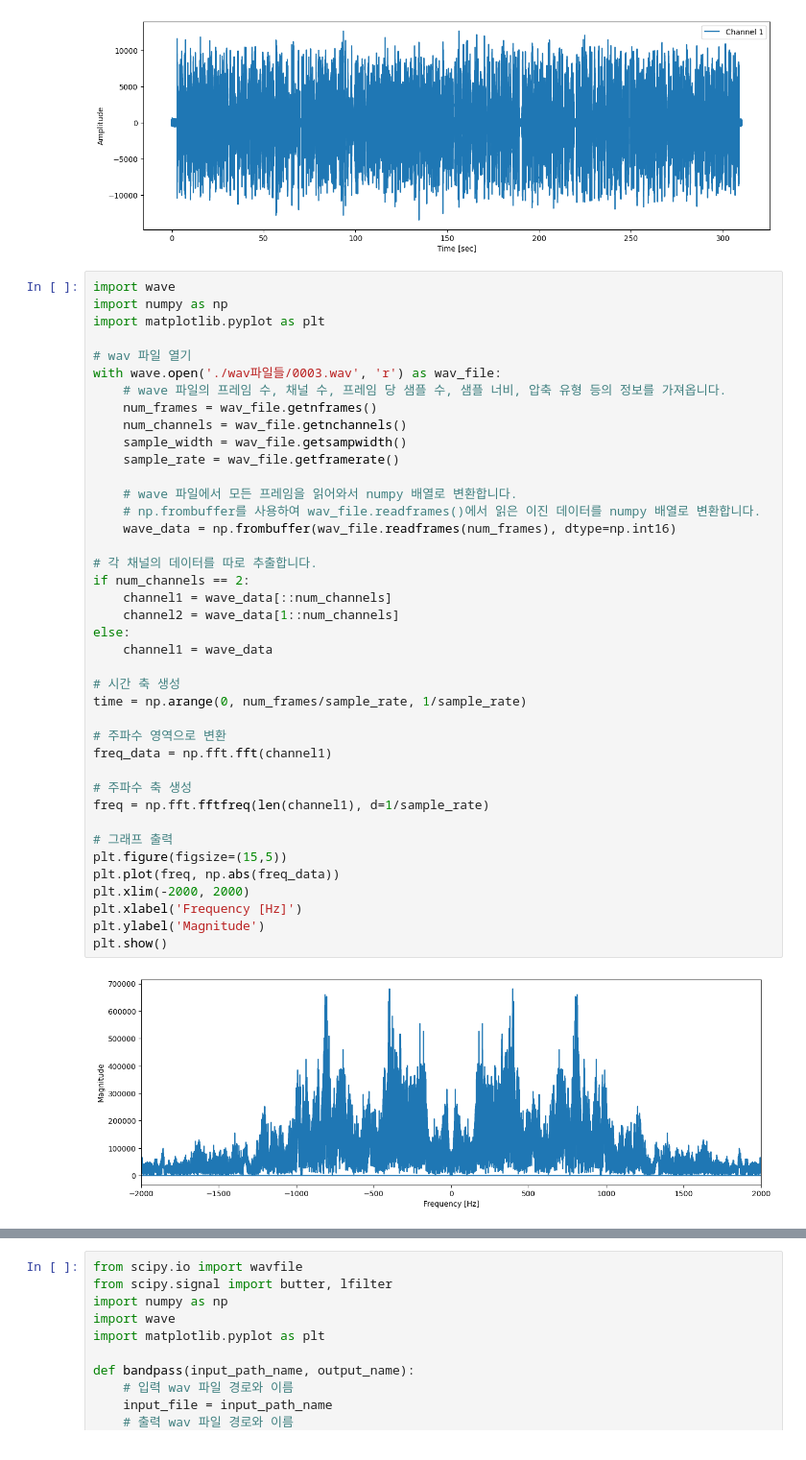
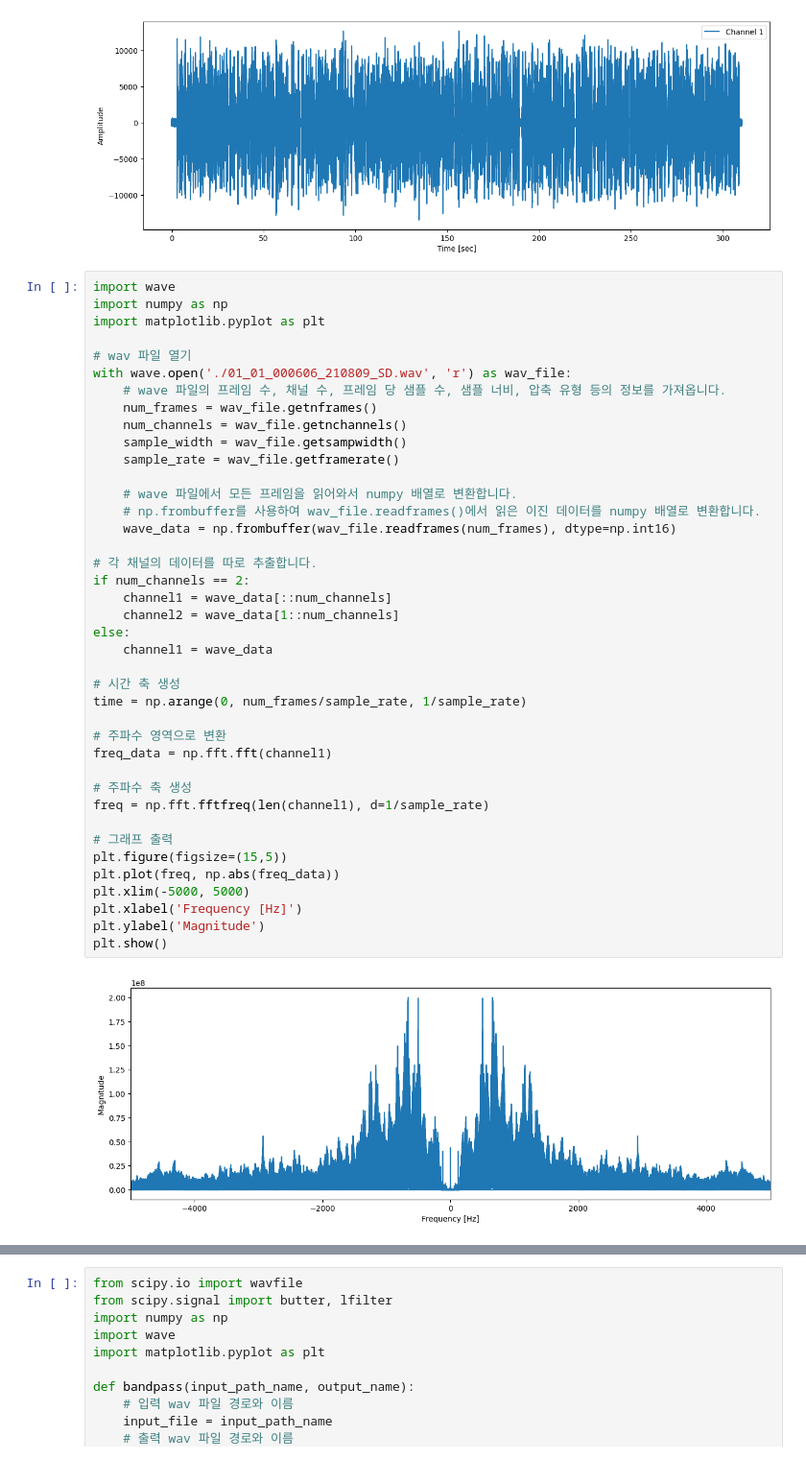
Before and after one commit to awdfaf/digital_academy_pre_proj, a Jupyter notebook: ojun/noise/Bandpass_Filter.ipynb, the cells around one changed output, grey strips where cells are left out. Shown: that part at 96% size. Saved outputs shown, nothing was run; the diff lists cells and outputs as text.

```diff
--- a/ojun/noise/Bandpass_Filter.ipynb
+++ b/ojun/noise/Bandpass_Filter.ipynb
@@ -121,42 +120,42 @@ import numpy as np
 import matplotlib.pyplot as plt
 
 # wav 파일 열기
-with wave.open('./wav파일들/0003.wav', 'r') as wav_file:
+with wave.open('./01_01_000606_210809_SD.wav', 'r') as wav_file:
     # wave 파일의 프레임 수, 채널 수, 프레임 당 샘플 수, 샘플 너비, 압축 유형 등의 정보를 가져옵니다.
     num_frames = wav_file.getnframes()
     num_channels = wav_file.getnchannels()
     sample_width = wav_file.getsampwidth()
     sample_rate = wav_file.getframerate()
 
     # wave 파일에서 모든 프레임을 읽어와서 numpy 배열로 변환합니다.
     # np.frombuffer를 사용하여 wav_file.readframes()에서 읽은 이진 데이터를 numpy 배열로 변환합니다.
     wave_data = np.frombuffer(wav_file.readframes(num_frames), dtype=np.int16)
 
 # 각 채널의 데이터를 따로 추출합니다.
 if num_channels == 2:
     channel1 = wave_data[::num_channels]
     channel2 = wave_data[1::num_channels]
 else:
     channel1 = wave_data
 
 # 시간 축 생성
 time = np.arange(0, num_frames/sample_rate, 1/sample_rate)
 
 # 주파수 영역으로 변환
 freq_data = np.fft.fft(channel1)
 
 # 주파수 축 생성
 freq = np.fft.fftfreq(len(channel1), d=1/sample_rate)
 
 # 그래프 출력
 plt.figure(figsize=(15,5))
 plt.plot(freq, np.abs(freq_data))
-plt.xlim(-2000, 2000)
+plt.xlim(-5000, 5000)
 plt.xlabel('Frequency [Hz]')
 plt.ylabel('Magnitude')
 plt.show()
 # %% [output]
-[figure, old version]
+[figure, new version]
 # %%
 import wave
 import numpy as np
```
Also changed, not shown: parts of 2 cells of this notebook, 17 other files.
